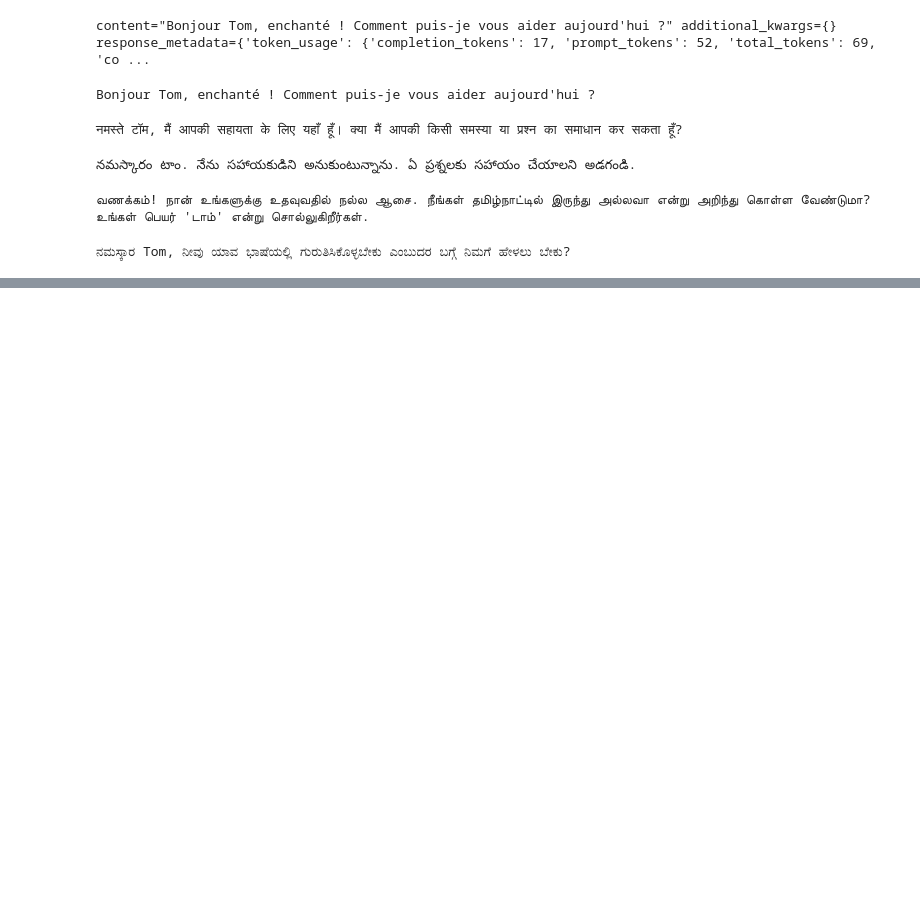
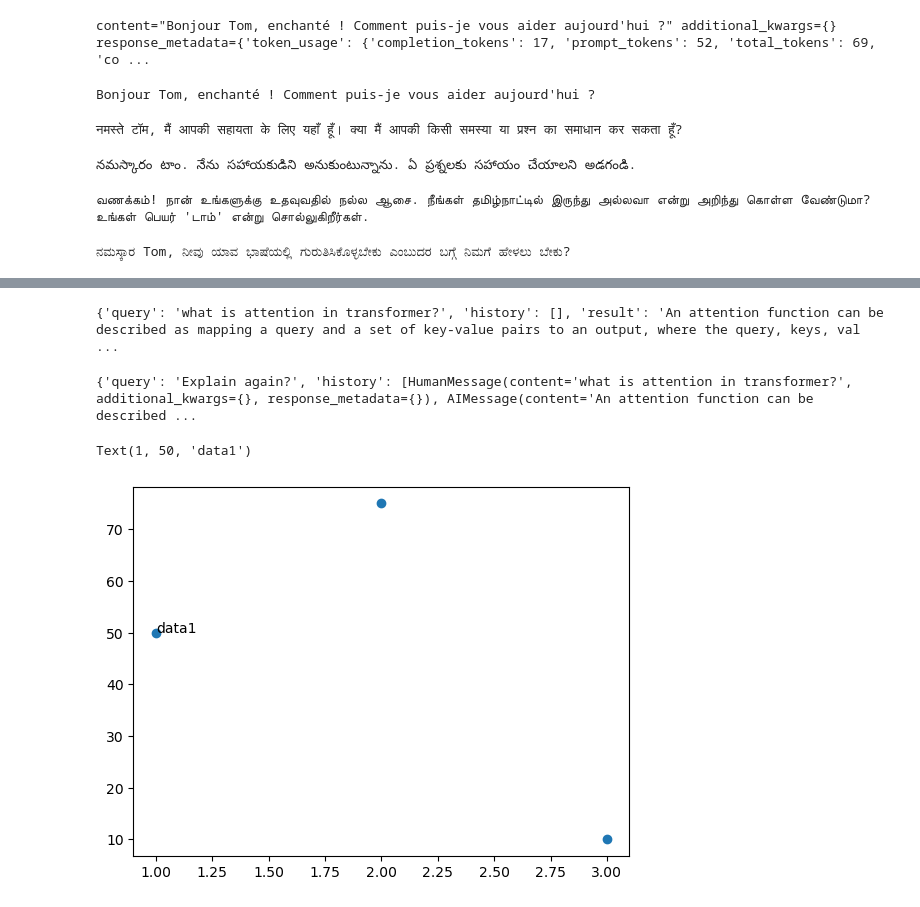
Before and after one commit to pakarthikstudent/OU_AgenticAI_Feb_26, a Jupyter notebook: DAY3/AI-DAY3.ipynb, the cells around one changed output, grey strips where cells are left out. Cells and saved outputs as stored; diff of their text form; code cells hidden in the pictures; blank space fills up the shorter version.

```diff
--- a/DAY3/AI-DAY3.ipynb
+++ b/DAY3/AI-DAY3.ipynb
@@ -431,0 +510,19 @@ print(response.content)
+# %%
+# Step 11: user query
+response = obj.invoke({"query":query1},config={"configurable":{"session_id":session_id}})
+print(response)
+# %% [output]
+{'query': 'what is attention in transformer?', 'history': [], 'result': 'An attention function can be described as mapping a query and a set of key-value pairs to an output, where the query, keys, val ...
+# %%
+query2="Explain again?"
+response = obj.invoke({"query":query2},config={"configurable":{"session_id":session_id}})
+print(response)
+# %% [output]
+{'query': 'Explain again?', 'history': [HumanMessage(content='what is attention in transformer?', additional_kwargs={}, response_metadata={}), AIMessage(content='An attention function can be described ...
+# %%
+import matplotlib.pyplot as plt
+plt.scatter([1,2,3],[50,75,10])
+plt.text(1,50,"data1")
+# %% [output]
+Text(1, 50, 'data1')
+[figure, added]
```
Also changed, not shown: parts of 8 cells of this notebook.
